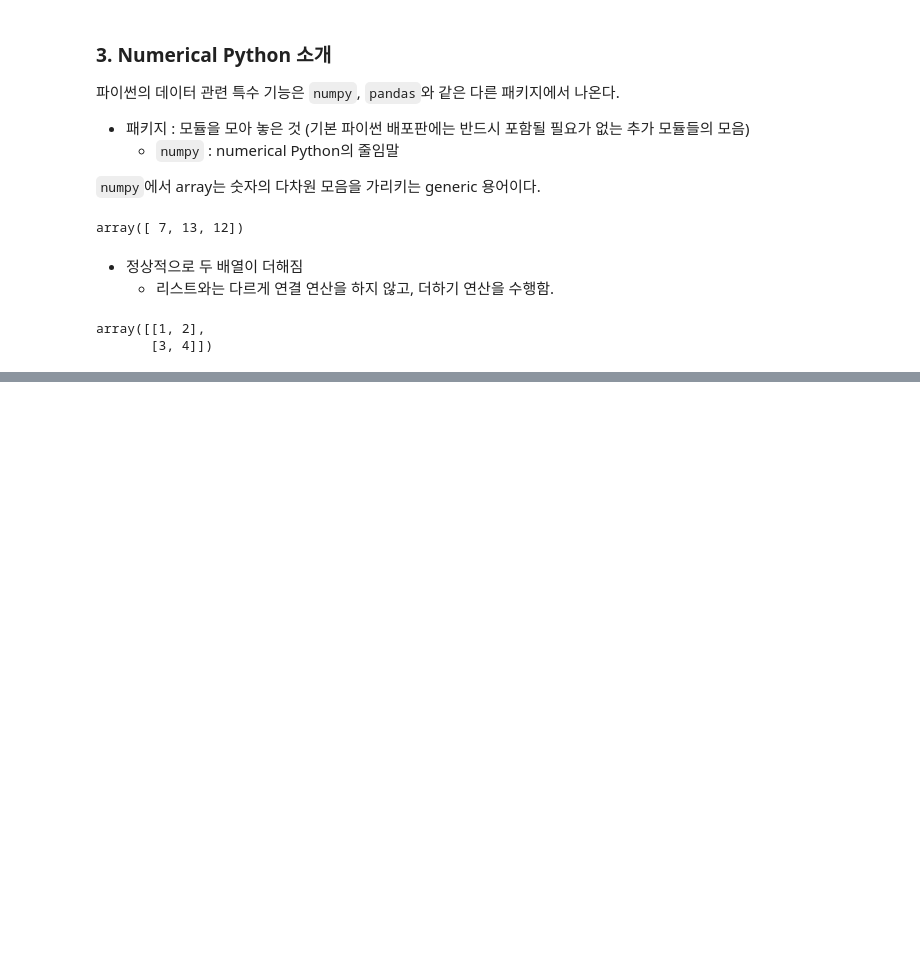
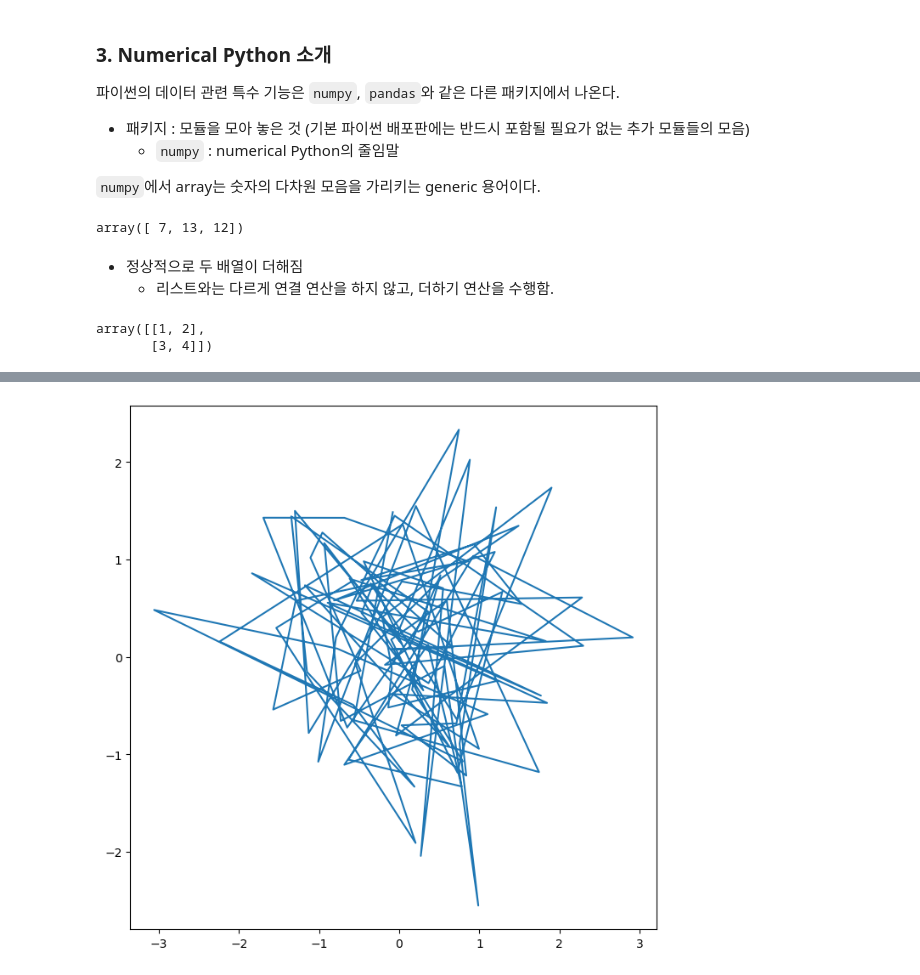
Before and after one commit to jeseok14/islp, a Jupyter notebook: 02.practice.ipynb, the cells around one changed output, grey strips where cells are left out. Cells and saved outputs as stored; diff of their text form; code cells hidden in the pictures; blank space fills up the shorter version.

Commit message:
modified:   02.practice.ipynb 	new file:   figure/Figure.pdf 	new file:   figure/Figure.png 	new file:   figure/horsepower_mpg.png

```diff
--- a/02.practice.ipynb
+++ b/02.practice.ipynb
@@ -77,0 +241,7 @@ array([[1, 2],
+# %%
+# 평균, 분산, 표준편차 계산
+rng = np.random.default_rng(3)
+y = rng.standard_normal(10)
+print(np.mean(y), y.mean())
+print(np.var(y), y.var(), np.mean((y - np.mean(y)) ** 2) )
+print(np.std(y), y.std())
@@ -77,0 +284,8 @@ array([[1, 2],
+# %%
+from matplotlib.pyplot import subplots
+fig, ax = subplots(figsize = (8,8)) # subplots()는 길이가 2인 튜플을 반환 => fig와 ax에 풀어서 각각 넣어줌.
+x = rng.standard_normal(100)
+y = rng.standard_normal(100)
+ax.plot(x, y);
+# %% [output]
+[figure, added]
```
Also changed, not shown: parts of 119 cells of this notebook, 3 other files.
